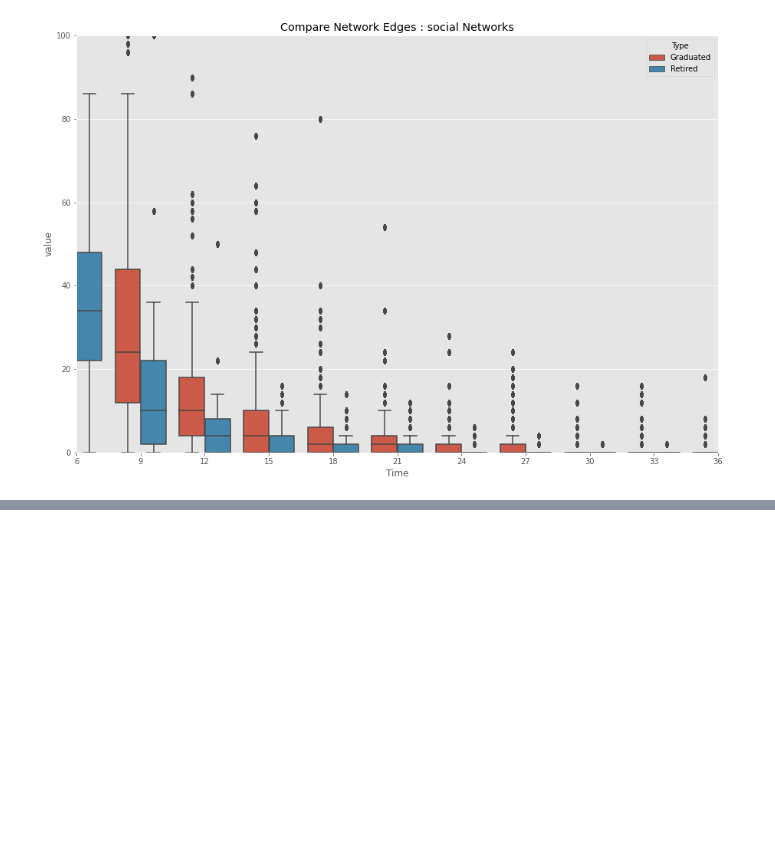
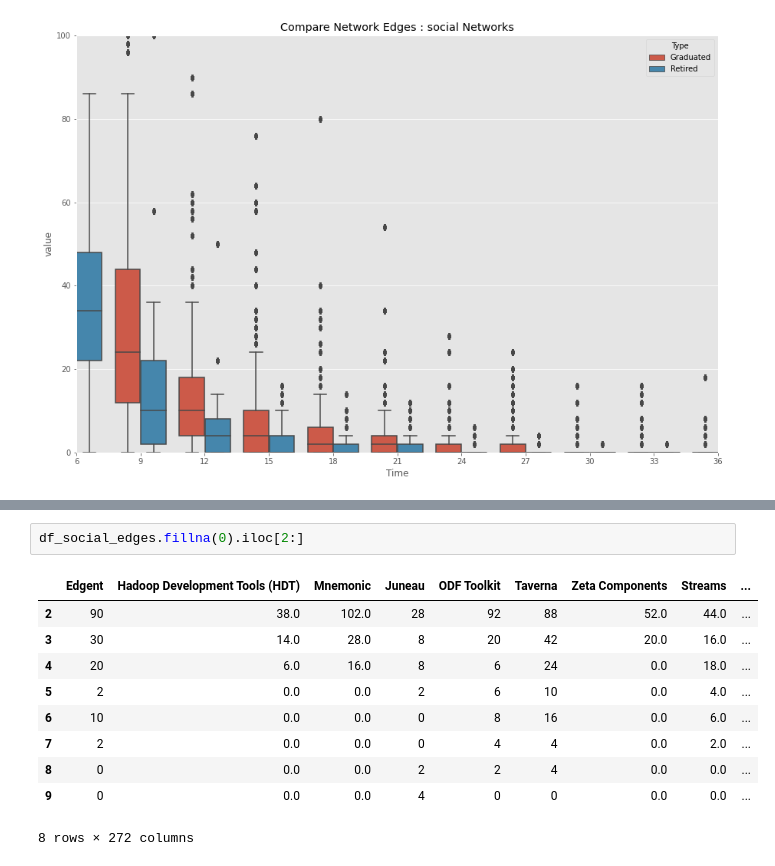
Before and after one commit to zenoWZH/ASFdata_analysis, a Jupyter notebook: network_edges/network_edges_stats.ipynb, the cells around one changed output, grey strips where cells are left out. Cells and saved outputs as stored; diff of their text form; blank space fills up the shorter version.

```diff
--- a/network_edges/network_edges_stats.ipynb
+++ b/network_edges/network_edges_stats.ipynb
@@ -468,3 +475,16 @@ df_mix_overlaps = pd.read_csv("./mix_overlaps_series"+str(time_resolution)+".csv
+# %%
+df_social_edges.fillna(0).iloc[2:]
+# %% [output]
+|  | Edgent | Hadoop Development Tools (HDT) | Mnemonic | Juneau | ODF Toolkit | Taverna | Zeta Components | Streams | ... |
+| 2 | 90 | 38.0 | 102.0 | 28 | 92 | 88 | 52.0 | 44.0 | ... |
+| 3 | 30 | 14.0 | 28.0 | 8 | 20 | 42 | 20.0 | 16.0 | ... |
+| 4 | 20 | 6.0 | 16.0 | 8 | 6 | 24 | 0.0 | 18.0 | ... |
+| 5 | 2 | 0.0 | 0.0 | 2 | 6 | 10 | 0.0 | 4.0 | ... |
+| 6 | 10 | 0.0 | 0.0 | 0 | 8 | 16 | 0.0 | 6.0 | ... |
+| 7 | 2 | 0.0 | 0.0 | 0 | 4 | 4 | 0.0 | 2.0 | ... |
+| 8 | 0 | 0.0 | 0.0 | 2 | 2 | 4 | 0.0 | 0.0 | ... |
+| 9 | 0 | 0.0 | 0.0 | 4 | 0 | 0 | 0.0 | 0.0 | ... |
+8 rows × 272 columns
 # %%
 df_tech_edges_graduated = df_tech_edges.fillna(0).iloc[2:][all_graduated]
 plt.style.use('ggplot')
```
Also changed, not shown: parts of 9 cells of this notebook, 1 other file.
